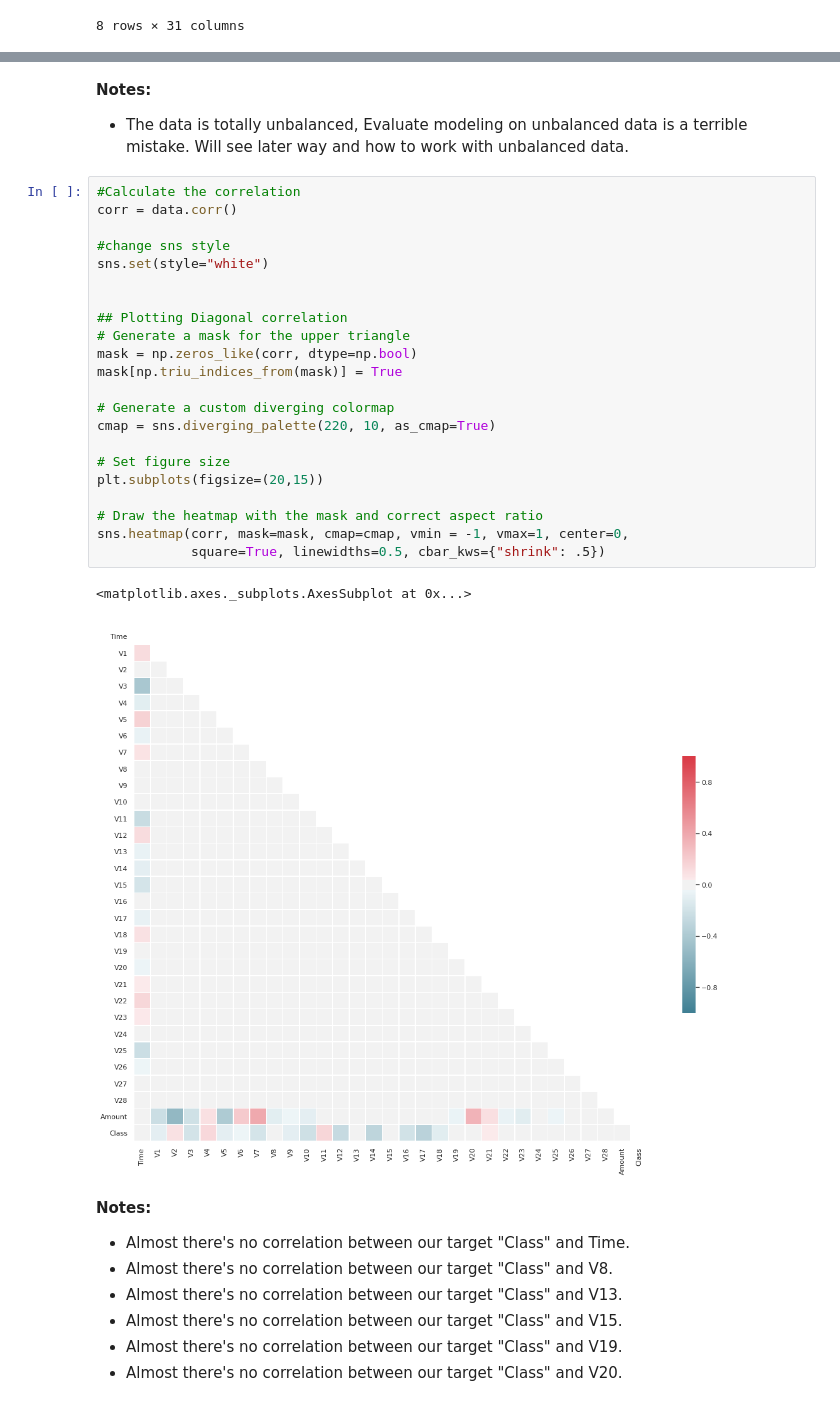
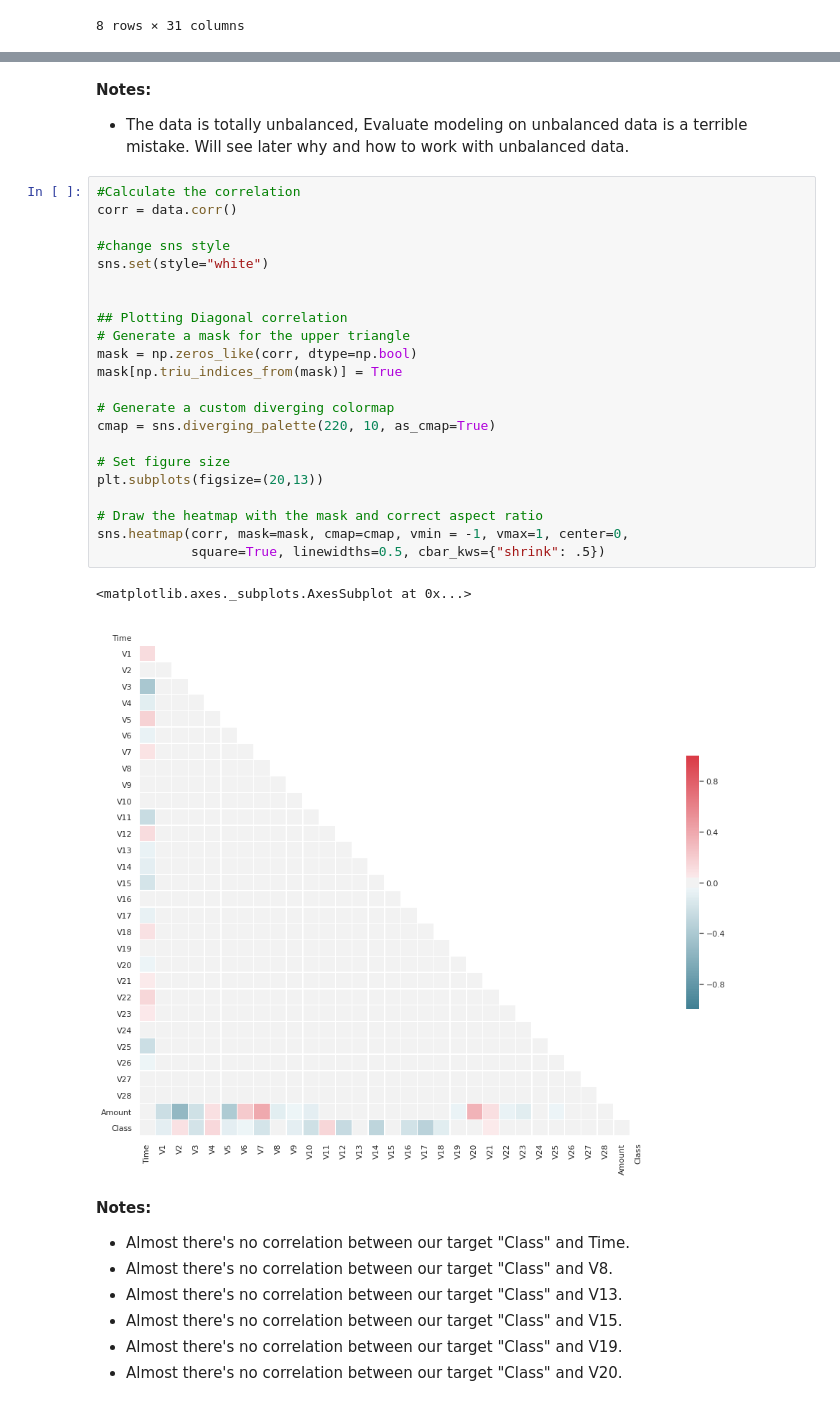
Before and after one commit to mustafa1adel/Credit-Card-Fraud-Detection, a Jupyter notebook: CreditCardFraudDetection.ipynb, the cells around one changed output, grey strips where cells are left out. Cells and saved outputs as stored; diff of their text form.

```diff
--- a/CreditCardFraudDetection.ipynb
+++ b/CreditCardFraudDetection.ipynb
@@ -140,31 +112,31 @@ plt.show
 # %% [markdown]
 **Notes:**
-- The data is totally unbalanced, Evaluate modeling on unbalanced data is a terrible mistake. Will see later way and how to work with unbalanced data.
+- The data is totally unbalanced, Evaluate modeling on unbalanced data is a terrible mistake. Will see later why and how to work with unbalanced data.
 # %%
 #Calculate the correlation
 corr = data.corr()
 
 #change sns style
 sns.set(style="white")
 
 
 ## Plotting Diagonal correlation
 # Generate a mask for the upper triangle
 mask = np.zeros_like(corr, dtype=np.bool)
 mask[np.triu_indices_from(mask)] = True
 
 # Generate a custom diverging colormap
 cmap = sns.diverging_palette(220, 10, as_cmap=True)
 
 # Set figure size
-plt.subplots(figsize=(20,15))
+plt.subplots(figsize=(20,13))
 
 # Draw the heatmap with the mask and correct aspect ratio
 sns.heatmap(corr, mask=mask, cmap=cmap, vmin = -1, vmax=1, center=0,
             square=True, linewidths=0.5, cbar_kws={"shrink": .5})
 # %% [output]
 <matplotlib.axes._subplots.AxesSubplot at 0x...>
-[figure, old version]
+[figure, new version]
 # %% [markdown]
 **Notes:**
  * Almost there's no correlation between our target "Class" and Time.
```
Also changed, not shown: parts of 13 cells of this notebook.
